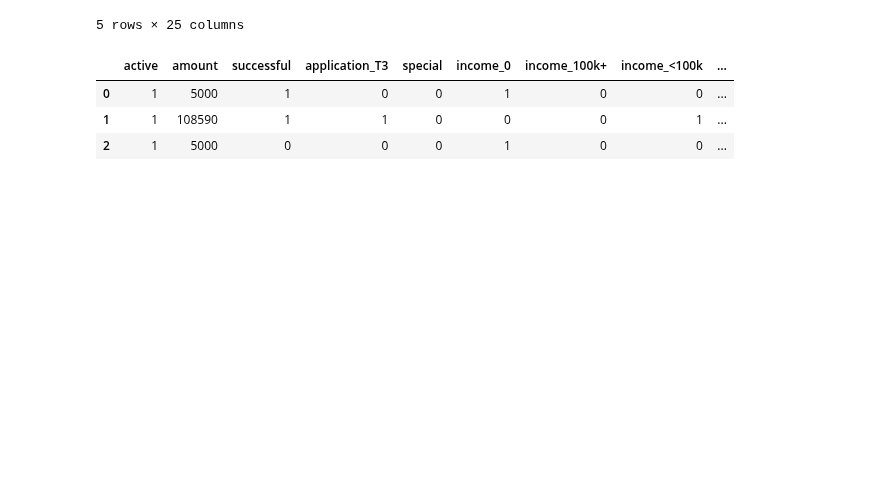
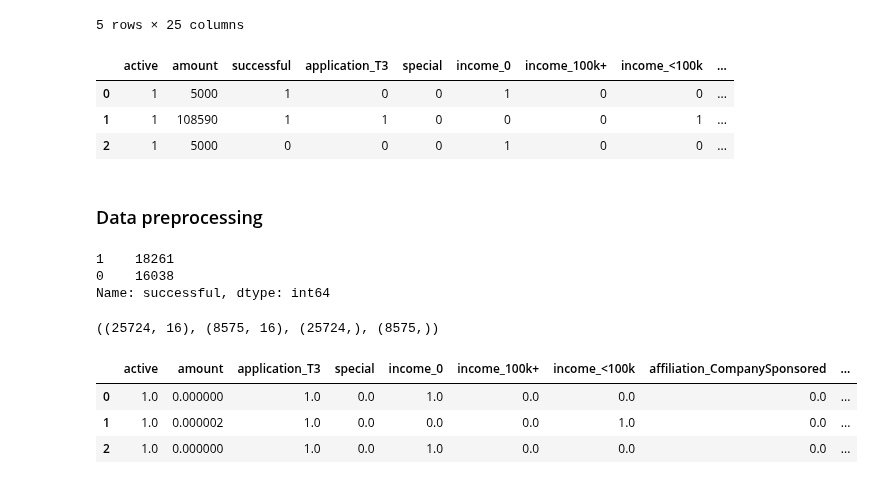
Before and after one commit to tri-bui/sandbox-ml, a Jupyter notebook: charity-risk/risk-assessment.ipynb, the cells around one changed output. Drawn from its saved outputs; the diff is of its cells as text; code cells hidden in the pictures; blank space fills up the shorter version.

Commit message:
Preprocess data in charity-risk/risk-assessment.ipynb

```diff
--- a/charity-risk/risk-assessment.ipynb
+++ b/charity-risk/risk-assessment.ipynb
@@ -274,3 +273,33 @@ df_merged.head(3)
 | 0 | 1 | 5000 | 1 | 0 | 0 | 1 | 0 | 0 | ... |
 | 1 | 1 | 108590 | 1 | 1 | 0 | 0 | 0 | 1 | ... |
 | 2 | 1 | 5000 | 0 | 0 | 0 | 1 | 0 | 0 | ... |
+# %% [markdown]
+### Data preprocessing
+# %%
+# Feature/target split
+X = df_merged.drop(columns='successful')
+y = df_merged['successful']
+
+# Inspect target
+y.value_counts()
+# %% [output]
+1    18261
+0    16038
+Name: successful, dtype: int64
+# %%
+# Train/test split
+X_train, X_test, y_train, y_test = train_test_split(X, y, stratify=y, random_state=24)
+X_train.shape, X_test.shape, y_train.shape, y_test.shape
+# %% [output]
+((25724, 16), (8575, 16), (25724,), (8575,))
+# %%
+# Scale data
+scaler = MinMaxScaler()
+X_train_scaled = pd.DataFrame(scaler.fit_transform(X_train), columns=X_train.columns)
+X_test_scaled = pd.DataFrame(scaler.transform(X_test), columns=X_test.columns)
+X_train_scaled.head(3)
+# %% [output]
+|  | active | amount | application_T3 | special | income_0 | income_100k+ | income_<100k | affiliation_CompanySponsored | ... |
+| 0 | 1.0 | 0.000000 | 1.0 | 0.0 | 1.0 | 0.0 | 0.0 | 0.0 | ... |
+| 1 | 1.0 | 0.000002 | 1.0 | 0.0 | 0.0 | 0.0 | 1.0 | 0.0 | ... |
+| 2 | 1.0 | 0.000000 | 1.0 | 0.0 | 1.0 | 0.0 | 0.0 | 0.0 | ... |
```
Also changed, not shown: parts of 5 cells of this notebook.
